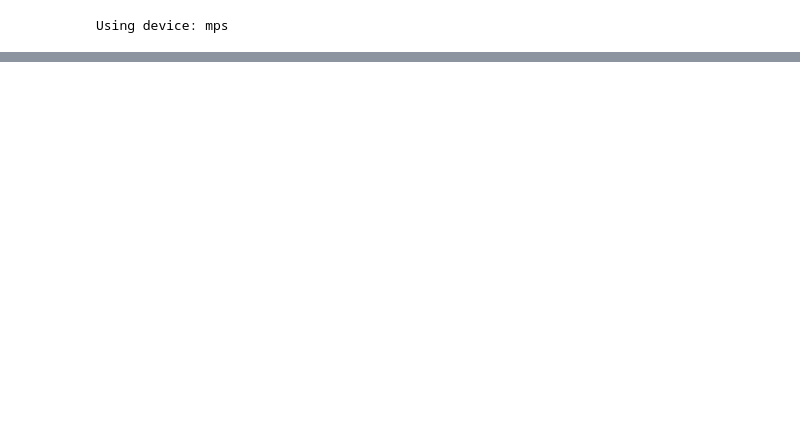
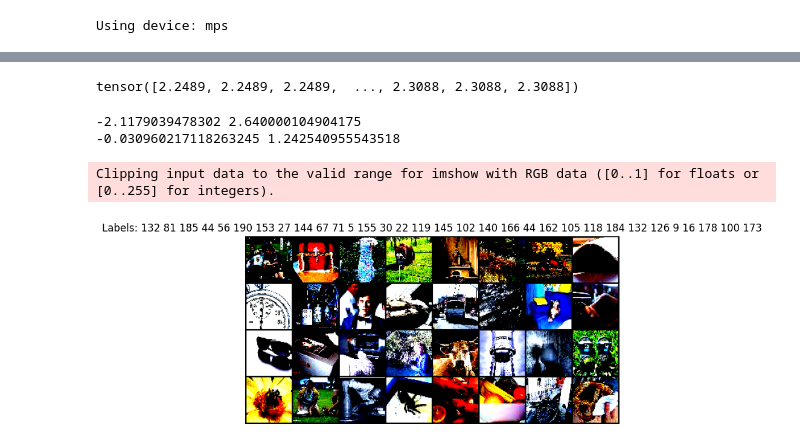
Before and after one commit to edwardduda/MLsp2025_project, a Jupyter notebook: ML445-2025.ipynb, the cells around one changed output, grey strips where cells are left out. Drawn from its saved outputs; the diff is of its cells as text; code cells hidden in the pictures; blank space fills up the shorter version.

Commit message:
DataLoaders

```diff
--- a/ML445-2025.ipynb
+++ b/ML445-2025.ipynb
@@ -107,0 +103,38 @@ eval_tfms = T.Compose([
+# %%
+print(batch["image"].reshape(-1))
+# %% [output]
+tensor([2.2489, 2.2489, 2.2489,  ..., 2.3088, 2.3088, 2.3088])
+# %%
+imgs = batch["image"]
+
+print(imgs.min().item(), imgs.max().item())
+print(imgs.mean().item(), imgs.std().item())
+
+B, C, H, W = imgs.shape
+assert imgs.numel() == 128*3*64*64
+assert batch["labels"].shape == (B,)
+assert imgs.dtype  == torch.float32
+assert batch["labels"].dtype == torch.int64
+# %% [output]
+-2.1179039478302 2.640000104904175
+-0.030960217118263245 1.242540955543518
+# %%
+import matplotlib.pyplot as plt
+from torchvision.utils import make_grid
+
+batch   = next(iter(train_loader))
+images  = batch["image"]                          # shape (B, 3, H, W)
+labels  = batch["labels"] if "labels" in batch else batch["label"]
+
+grid = make_grid(images[:32], nrow=8, padding=2)  # (3, H’, W’)
+
+npimg = grid.permute(1, 2, 0).cpu().numpy()
+
+plt.figure(figsize=(8, 8))
+plt.imshow(npimg)
+plt.axis("off")
+plt.title("Labels: " + " ".join(str(x) for x in labels[:32].tolist()))
+plt.show()
+# %% [output]
+Clipping input data to the valid range for imshow with RGB data ([0..1] for floats or [0..255] for integers).
+[figure, added]
```
Also changed, not shown: parts of 7 cells of this notebook.
